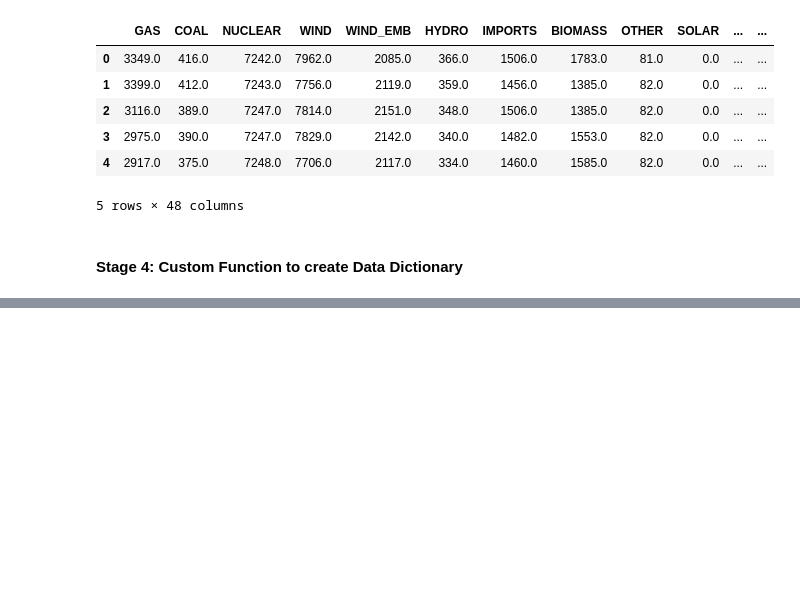
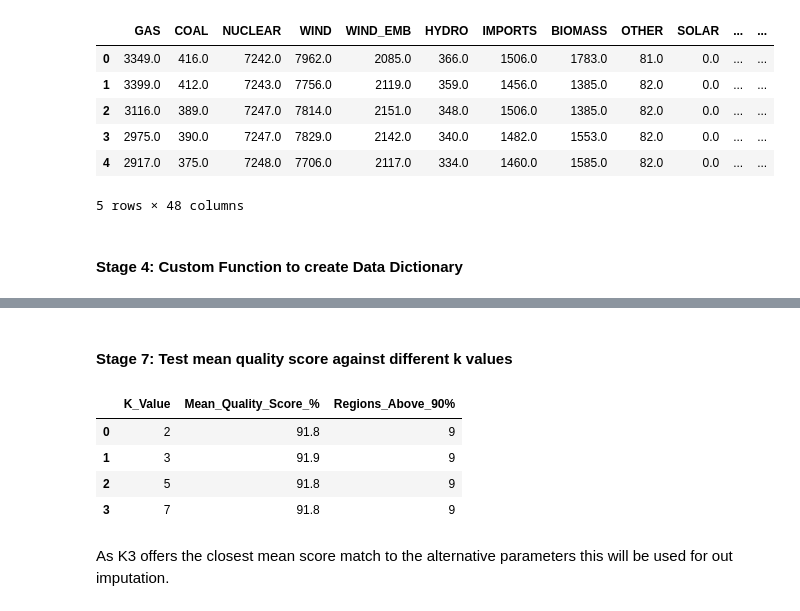
Before and after one commit to Julian-Elliott/grid-carbon-analysis, a Jupyter notebook: notebooks/04_tranform_combined_data.ipynb, the cells around one changed output, grey strips where cells are left out. Cells and saved outputs as stored; diff of their text form; code cells hidden in the pictures; blank space fills up the shorter version.

Commit message:
feat: add results of k value testing

```diff
--- a/notebooks/04_tranform_combined_data.ipynb
+++ b/notebooks/04_tranform_combined_data.ipynb
@@ -289,0 +481,21 @@ NESO Generation Mix Dataset - Data Dictionary
+# %% [markdown]
+#### Stage 7: Test mean quality score against different k values
+# %%
+# K-Value Performance Comparison Summary
+k_performance_data = {
+    'K_Value': [2, 3, 5, 7],
+    'Mean_Quality_Score_%': [91.8, 91.9, 91.8, 91.8],
+    'Regions_Above_90%': [9, 9, 9, 9]
+}
+
+k_comparison_df = pd.DataFrame(k_performance_data)
+
+k_comparison_df
+# %% [output]
+|  | K_Value | Mean_Quality_Score_% | Regions_Above_90% |
+| 0 | 2 | 91.8 | 9 |
+| 1 | 3 | 91.9 | 9 |
+| 2 | 5 | 91.8 | 9 |
+| 3 | 7 | 91.8 | 9 |
+# %% [markdown]
+As K3 offers the closest mean score match to the alternative parameters this will be used for out imputation.
```
Also changed, not shown: parts of 8 cells of this notebook.
